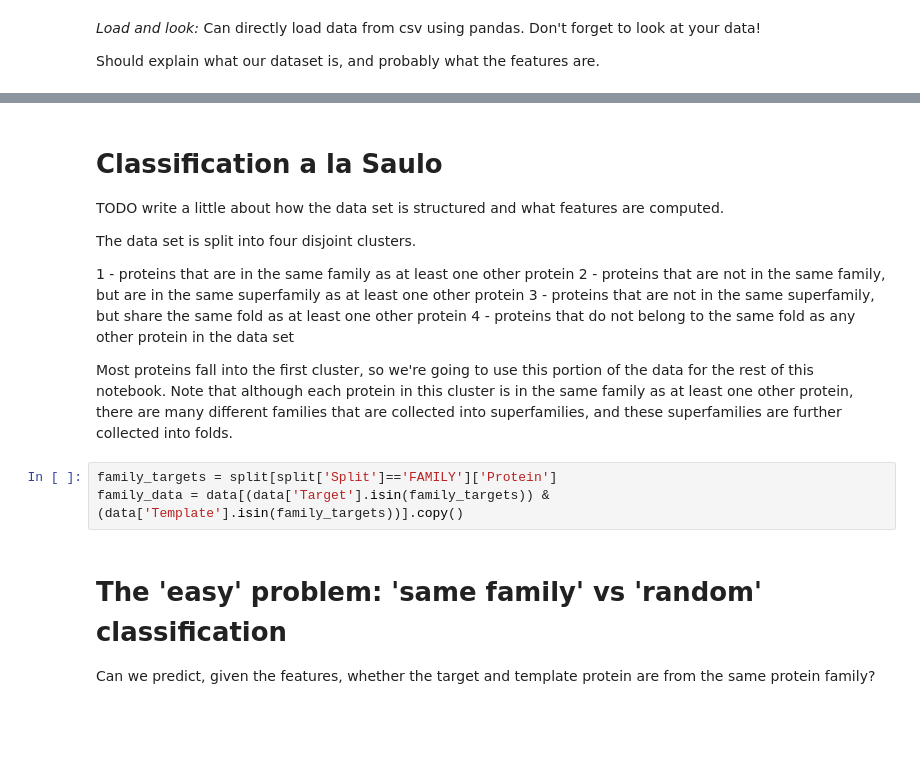
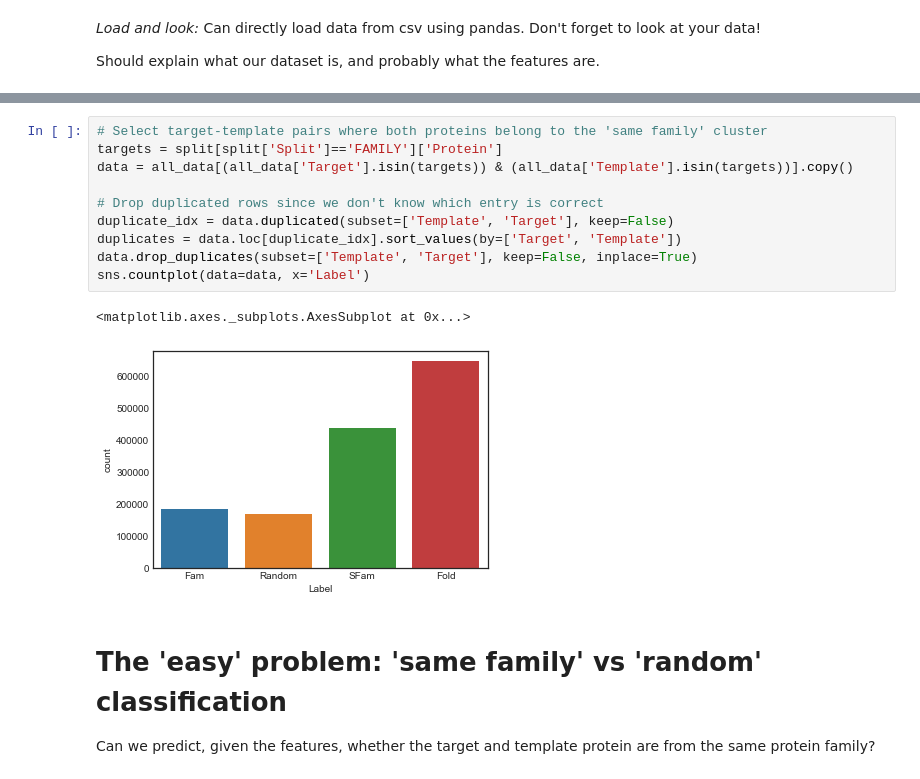
Before and after one commit to FBoyles/3dsig, a Jupyter notebook: notebooks/Sandbox.ipynb, the cells around one changed output, grey strips where cells are left out. Saved outputs shown, nothing was run; the diff lists cells and outputs as text; blank space fills up the shorter version.

Commit message:
Cleanup and refactoring of main notebook

```diff
--- a/notebooks/Sandbox.ipynb
+++ b/notebooks/Sandbox.ipynb
@@ -35,19 +50,16 @@ sns.countplot(data=split, x='Split')
-# %% [markdown]
-# Classification a la Saulo
-
-TODO write a little about how the data set is structured and what features are computed.
-
-The data set is split into four disjoint clusters.
-
-1 - proteins that are in the same family as at least one other protein
-2 - proteins that are not in the same family, but are in the same superfamily as at least one other protein
-3 - proteins that are not in the same superfamily, but share the same fold as at least one other protein
-4 - proteins that do not belong to the same fold as any other protein in the data set
-
-Most proteins fall into the first cluster, so we're going to use this portion of the data for the rest of this notebook. Note that although each protein in this cluster is in the same family as at least one other protein, there are many different families that are collected into superfamilies, and these superfamilies are further collected into folds.
-# %%
-family_targets = split[split['Split']=='FAMILY']['Protein']
-family_data = data[(data['Target'].isin(family_targets)) & (data['Template'].isin(family_targets))].copy()
+# %%
+# Select target-template pairs where both proteins belong to the 'same family' cluster
+targets = split[split['Split']=='FAMILY']['Protein']
+data = all_data[(all_data['Target'].isin(targets)) & (all_data['Template'].isin(targets))].copy()
+
+# Drop duplicated rows since we don't know which entry is correct
+duplicate_idx = data.duplicated(subset=['Template', 'Target'], keep=False)
+duplicates = data.loc[duplicate_idx].sort_values(by=['Target', 'Template'])
+data.drop_duplicates(subset=['Template', 'Target'], keep=False, inplace=True)
+sns.countplot(data=data, x='Label')
+# %% [output]
+<matplotlib.axes._subplots.AxesSubplot at 0x...>
+[figure, added]
 # %% [markdown]
 # The 'easy' problem: 'same family' vs 'random' classification
 
```
Also changed, not shown: parts of 45 cells of this notebook, 2 other files.
